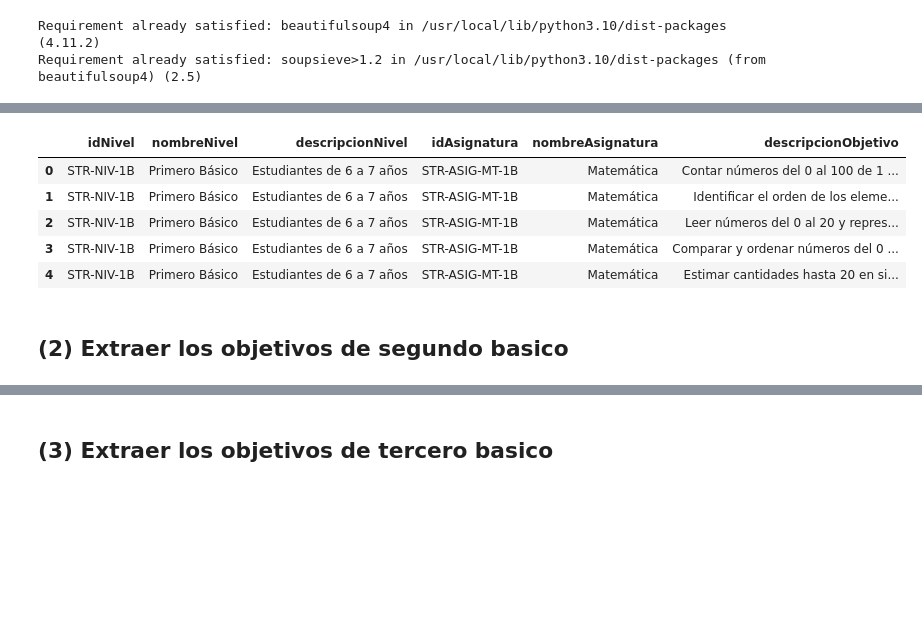
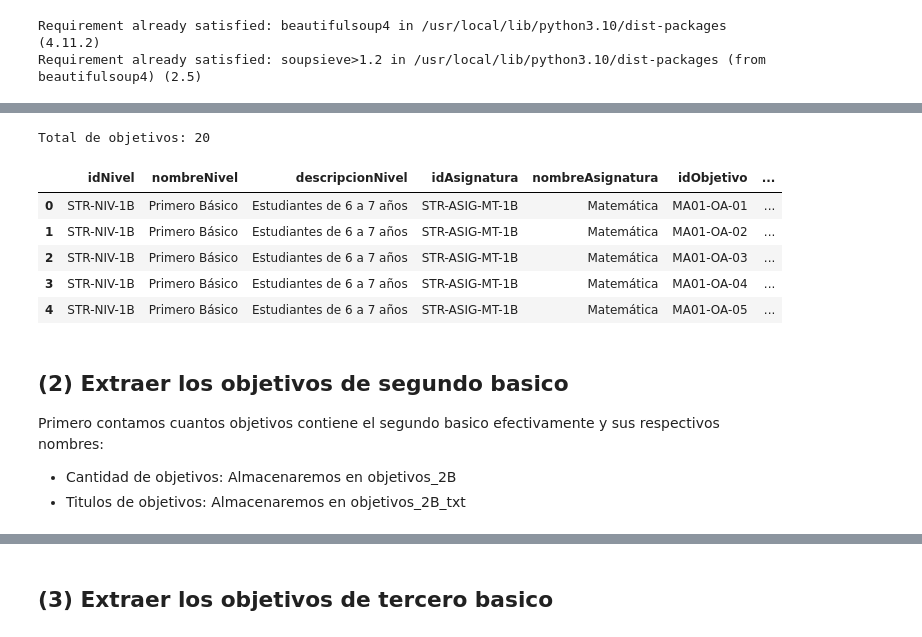
Before and after one commit to Bigote93/APIMINEDUC, a Jupyter notebook: APiGOB.ipynb, the cells around one changed output, grey strips where cells are left out. Saved outputs shown, nothing was run; the diff lists cells and outputs as text; code cells hidden in the pictures; blank space fills up the shorter version.

Commit message:
Contador de objetivos primero basico completado y filtrado

```diff
--- a/APiGOB.ipynb
+++ b/APiGOB.ipynb
@@ -21,3 +26,43 @@ Requirement already satisfied: soupsieve>1.2 in /usr/local/lib/python3.10/dist-p
+# %%
+import requests
+from bs4 import BeautifulSoup
+import pandas as pd
+
+objetivos_1B = 0
+objetivos_1B_txt = []
+
+# Obtenemos el contenido de la página web
+response = requests.get('https://www.curriculumnacional.cl/portal/Ejes/Matematica/')
+
+# Creamos un objeto BeautifulSoup para analizar el contenido HTML
+soup = BeautifulSoup(response.content, 'html.parser')
+
+#Buscamos el contenedor de todos los acoordeones
+elemento = soup.find('div', class_ = 'grupo ejes-acordeon acordeon-recuadros panel-group acordeon-izquierda margen-abajo-md')
+
+#Buscamos todos los elementos internos de cada acordeon que contiene cada titulo objetivo como primer elemento
+elemnto_internon1 = elemento.find_all('div')
+
+#Barrimos cada elemento de los div anteriores para extraer cada contenedor de nombre objetivo
+for i in elemnto_internon1:
+  #Extraemos el primer elemento interno que contiene a cada contenedor de titulo pbjetivo
+  #Debemos ademas extraer el enlace que contiene el titulo
+  enlaces_titulo_obj = i.find_next().find('a')
+
+  #Barrimos para que no sea None debido a que algunos internos no tienen titulo o vacio
+  if enlaces_titulo_obj is not None:
+
+    #Barrimos apra que tambien eliminemos los enlaces de Ver recursos
+    if enlaces_titulo_obj.text != 'Ver recursos':
+
+      #Teniendo el titulo objetivo solo tomamos en cuenta a aquellos de la forma: MA01 0A XX
+      if enlaces_titulo_obj.text.startswith('MA01 OA '):
+        objetivos_1B_txt.append(enlaces_titulo_obj.text.replace(' ','-'))
+        objetivos_1B +=1
+
+print(f'Total de objetivos: {objetivos_1B}')
+# %% [output]
+Total de objetivos: 20
 # %%
 import requests
 from bs4 import BeautifulSoup
@@ -33,42 +78,49 @@ soup = BeautifulSoup(response.content, 'html.parser')
 
 # Definimos un rango de índices a buscar
 inicio_indice = 17473
-fin_indice = 17500
+fin_indice = 17494
 
 #Barrimos los elementosde objetivos para crear una lista de ellos
 for indice in range(inicio_indice, fin_indice + 1):
     # Buscamos el elemento HTML con la clase específica
     valor = soup.find('div', class_=f'col-sm-4 margen-abajo-md aid-{indice} cid-506')
 
     # Comprobamos si se encontró el elemento
     if valor is not None:
         parrafos_lista.append(valor.text)
 
 # Creamos un dataframe de los objetivos
 df1 = pd.DataFrame(
   parrafos_lista,
   columns = ['descripcionObjetivo']
 )
 
 # Asignamos las columnas identificadoras
 df1['idNivel'] = 'STR-NIV-1B'
 df1['nombreNivel'] = 'Primero Básico'
 df1['descripcionNivel']='Estudiantes de 6 a 7 años'
 df1['idAsignatura']='STR-ASIG-MT-1B'
 df1['nombreAsignatura']='Matemática'
+df1['idObjetivo'] = objetivos_1B_txt
 
 # Creamos el orden de las columnas del dataframe
-orden = ['idNivel', 'nombreNivel', 'descripcionNivel', 'idAsignatura', 'nombreAsignatura', 'descripcionObjetivo']
+orden = ['idNivel', 'nombreNivel', 'descripcionNivel', 'idAsignatura', 'nombreAsignatura', 'idObjetivo','descripcionObjetivo']
 
 # Reeordenamos las columnas
 df1 = df1[orden]
 df1.head(5)
 # %% [output]
-|  | idNivel | nombreNivel | descripcionNivel | idAsignatura | nombreAsignatura | descripcionObjetivo |
-| 0 | STR-NIV-1B | Primero Básico | Estudiantes de 6 a 7 años | STR-ASIG-MT-1B | Matemática | Contar números del 0 al 100 de 1 ... |
-| 1 | STR-NIV-1B | Primero Básico | Estudiantes de 6 a 7 años | STR-ASIG-MT-1B | Matemática | Identificar el orden de los eleme... |
-| 2 | STR-NIV-1B | Primero Básico | Estudiantes de 6 a 7 años | STR-ASIG-MT-1B | Matemática | Leer números del 0 al 20 y repres... |
-| 3 | STR-NIV-1B | Primero Básico | Estudiantes de 6 a 7 años | STR-ASIG-MT-1B | Matemática | Comparar y ordenar números del 0 ... |
-| 4 | STR-NIV-1B | Primero Básico | Estudiantes de 6 a 7 años | STR-ASIG-MT-1B | Matemática | Estimar cantidades hasta 20 en si... |
+|  | idNivel | nombreNivel | descripcionNivel | idAsignatura | nombreAsignatura | idObjetivo | ... |
+| 0 | STR-NIV-1B | Primero Básico | Estudiantes de 6 a 7 años | STR-ASIG-MT-1B | Matemática | MA01-OA-01 | ... |
+| 1 | STR-NIV-1B | Primero Básico | Estudiantes de 6 a 7 años | STR-ASIG-MT-1B | Matemática | MA01-OA-02 | ... |
+| 2 | STR-NIV-1B | Primero Básico | Estudiantes de 6 a 7 años | STR-ASIG-MT-1B | Matemática | MA01-OA-03 | ... |
+| 3 | STR-NIV-1B | Primero Básico | Estudiantes de 6 a 7 años | STR-ASIG-MT-1B | Matemática | MA01-OA-04 | ... |
+| 4 | STR-NIV-1B | Primero Básico | Estudiantes de 6 a 7 años | STR-ASIG-MT-1B | Matemática | MA01-OA-05 | ... |
-# %% [markdown]
-## (2) Extraer los objetivos de segundo basico
+# %% [markdown]
+## (2) Extraer los objetivos de segundo basico
+
+
+Primero contamos cuantos objetivos contiene el segundo basico efectivamente y sus respectivos nombres:
+
+* Cantidad de objetivos: Almacenaremos en objetivos_2B
+* Titulos de objetivos: Almacenaremos en objetivos_2B_txt
```
Also changed, not shown: parts of 5 cells of this notebook.
